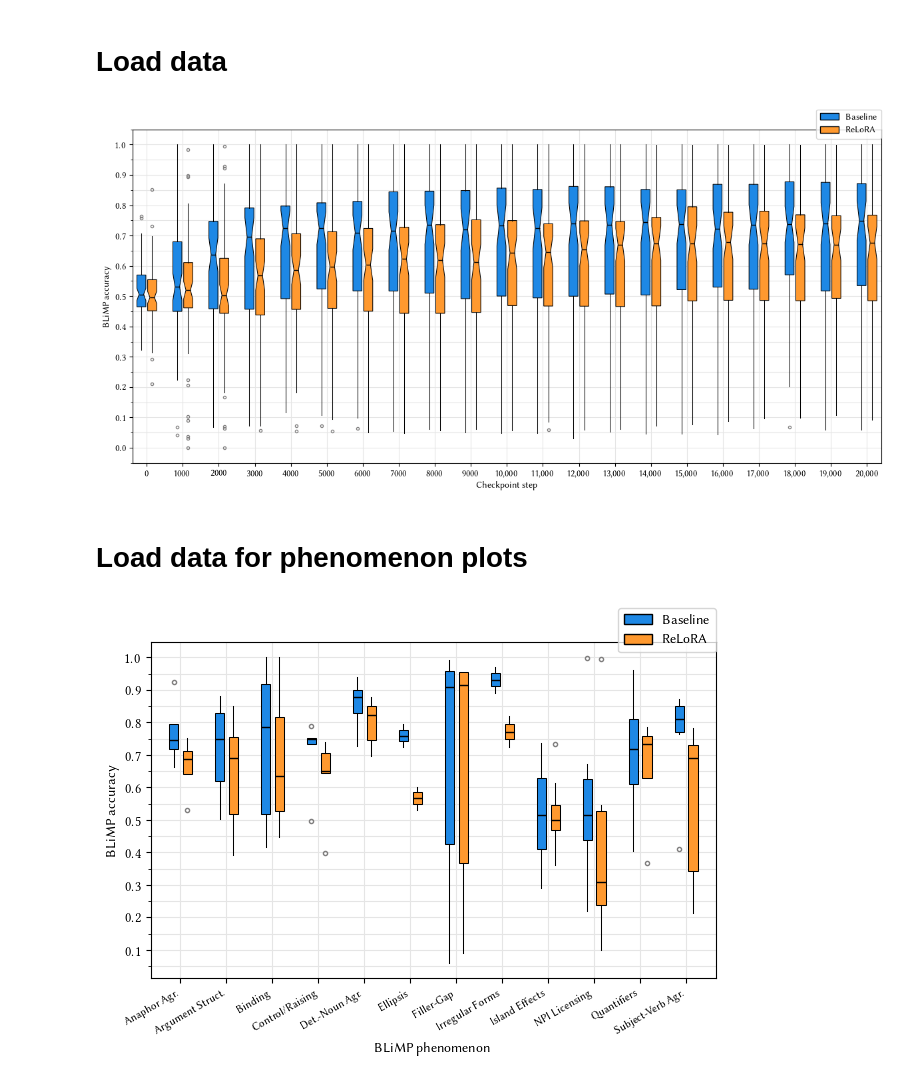
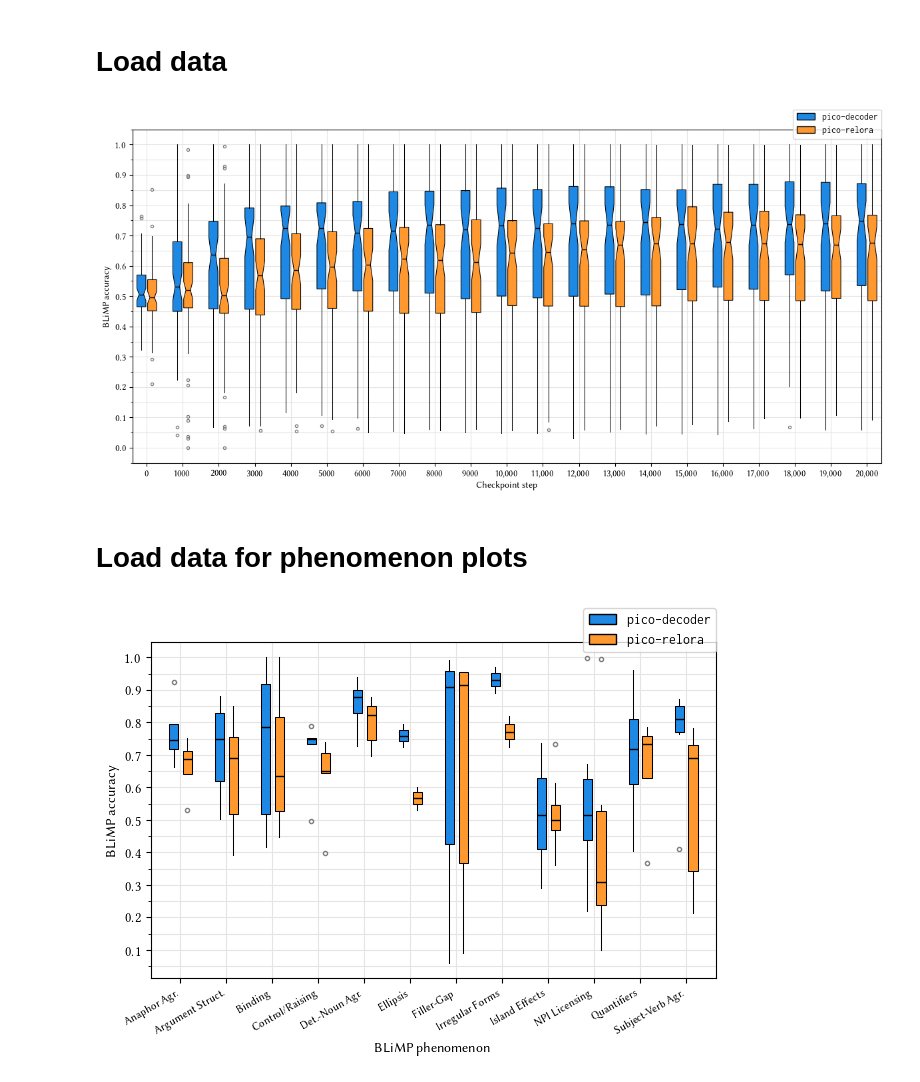
Before and after one commit to Yu-val-weiss/relora-pico, a Jupyter notebook: notebooks/blimp-plots.ipynb, the cells around one changed output. Drawn from its saved outputs; the diff is of its cells as text; code cells hidden in the pictures.

```diff
--- a/notebooks/blimp-plots.ipynb
+++ b/notebooks/blimp-plots.ipynb
@@ -12,7 +12,9 @@ from matplotlib.ticker import MultipleLocator, NullFormatter
 
 rc_fonts = {
     "text.usetex": True,
-    "text.latex.preamble": "\n".join([r"\usepackage{libertine}", r"\usepackage[libertine]{newtxmath}"]),
+    "text.latex.preamble": "\n".join(
+        [r"\usepackage{libertine}", r"\usepackage[libertine]{newtxmath}", r"\usepackage{inconsolata}"]
+    ),
 }
 mpl.rcParams.update(rc_fonts)
 # %% [markdown]
@@ -49,7 +51,7 @@ uid_data = np.column_stack(uid_data)
 # %%
 fig, ax = plt.subplots(figsize=(12, 6))
 
-labels = ["Baseline", "ReLoRA"]
+labels = [r"\texttt{pico-decoder}", r"\texttt{pico-relora}"]
 
 positions = []
 
@@ -115,7 +117,7 @@ fig.tight_layout()
 fig.savefig("../graphs/tiny_blimp_box.pdf")
 fig.show()
 # %% [output]
-[figure, old version]
+[figure, new version]
 # %% [markdown]
 # Load data for phenomenon plots
 # %%
@@ -230,7 +232,7 @@ for p in phenomena:
 # %%
 fig, ax = plt.subplots()
 
-labels = ["Baseline", "ReLoRA"]
+labels = [r"\texttt{pico-decoder}", r"\texttt{pico-relora}"]
 
 positions = []
 
@@ -283,31 +285,31 @@ def shorten_label(label: str):
 ax.set_xticks(
     ticks,
     labels=[shorten_label(lab) for lab in phenomena],
     fontsize=8,
     rotation=30,
     ha="right",
     rotation_mode="default",
 )
 
 ax.set_xlabel(r"BLiMP phenomenon")
 
 ax.yaxis.set_major_locator(MultipleLocator(0.1))
 ax.yaxis.set_minor_locator(MultipleLocator(0.05))
 # ax.yaxis.set_major_formatter(plt.FuncFormatter(lambda x, _: f"{x:.0f}"))
 ax.yaxis.set_minor_formatter(NullFormatter())
 
 
 ax.grid(which="both", axis="both", color="#E5E5E5")
 
 legend_elements = [
     Patch(facecolor=color, edgecolor="black", label=label) for color, label in zip(colors, labels)
 ]
 
 # Add the legend
 ax.legend(handles=legend_elements, loc="upper right", bbox_to_anchor=(1, 1.1), borderaxespad=0)
 
 fig.tight_layout()
 fig.savefig("../graphs/tiny_blimp_phenom_box.pdf")
 fig.show()
 # %% [output]
-[figure, old version]
+[figure, new version]
```
Also changed, not shown: 2 other files.
